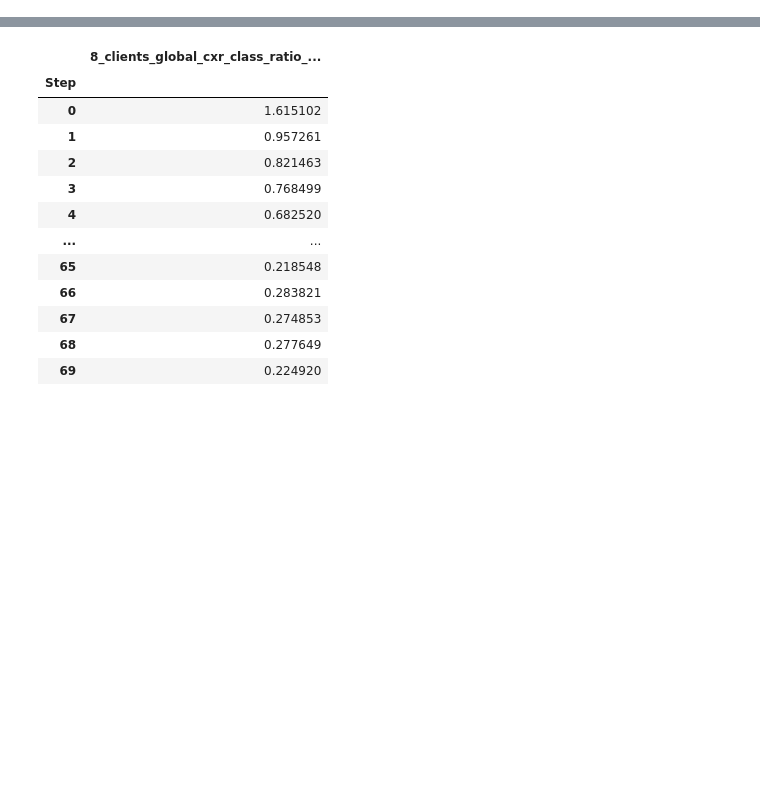
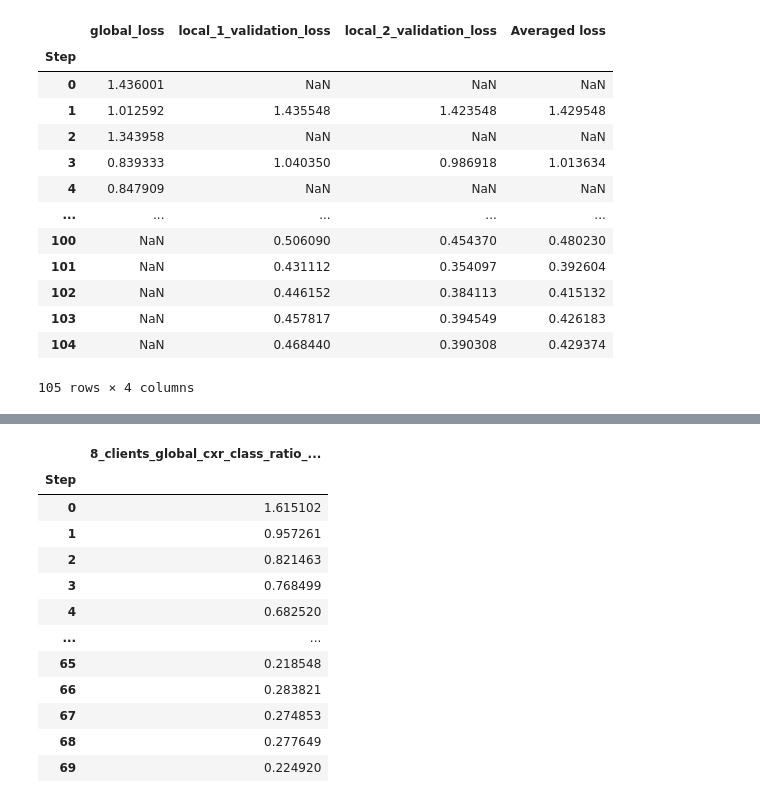
Before and after one commit to irina-rak/DataPipelineHub, a Jupyter notebook: src/plot_generator.ipynb, the cells around one changed output, grey strips where cells are left out. Saved outputs shown, nothing was run; the diff lists cells and outputs as text; code cells hidden in the pictures; blank space fills up the shorter version.

```diff
--- a/src/plot_generator.ipynb
+++ b/src/plot_generator.ipynb
@@ -388,0 +485,17 @@ plot_evolution_curves(curves, xy_labels={"x": "Epochs/Rounds", "y": "Loss"}, leg
+# %%
+curves
+# %% [output]
+|  | global_loss | local_1_validation_loss | local_2_validation_loss | Averaged loss |
+| Step |  |  |  |  |
+| 0 | 1.436001 | NaN | NaN | NaN |
+| 1 | 1.012592 | 1.435548 | 1.423548 | 1.429548 |
+| 2 | 1.343958 | NaN | NaN | NaN |
+| 3 | 0.839333 | 1.040350 | 0.986918 | 1.013634 |
+| 4 | 0.847909 | NaN | NaN | NaN |
+| ... | ... | ... | ... | ... |
+| 100 | NaN | 0.506090 | 0.454370 | 0.480230 |
+| 101 | NaN | 0.431112 | 0.354097 | 0.392604 |
+| 102 | NaN | 0.446152 | 0.384113 | 0.415132 |
+| 103 | NaN | 0.457817 | 0.394549 | 0.426183 |
+| 104 | NaN | 0.468440 | 0.390308 | 0.429374 |
+105 rows × 4 columns
```
Also changed, not shown: parts of 11 cells of this notebook, 7 other files.
